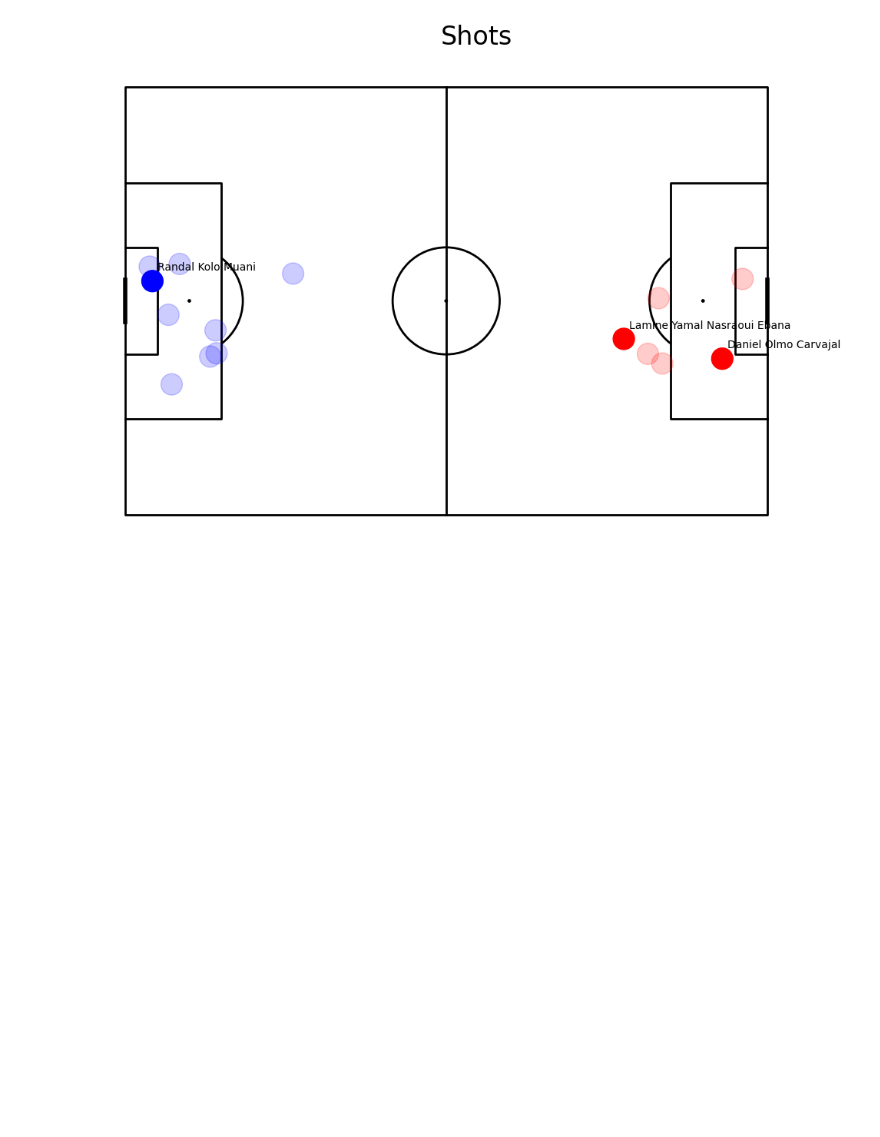
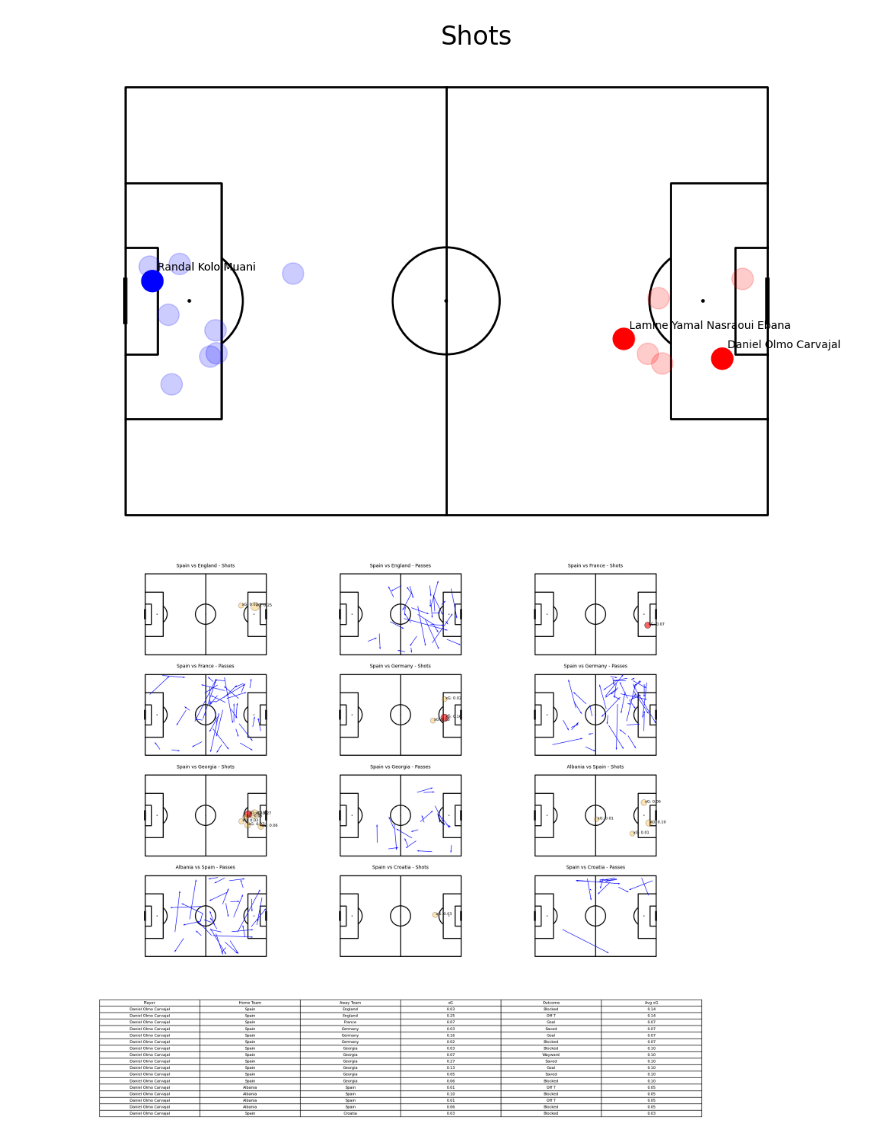
Before and after one commit to FolkeHilding/Football, a Jupyter notebook: Assignment1.ipynb, the cells around one changed output. Saved outputs shown, nothing was run; the diff lists cells and outputs as text; code cells hidden in the pictures; blank space fills up the shorter version.

Commit message:
Dani Olmo plots

```diff
--- a/Assignment1.ipynb
+++ b/Assignment1.ipynb
@@ -30,7 +30,6 @@ matches = sb.matches(competition_id=euros_2024_competition_id, season_id=euros_2
 spain_matches = matches[(matches['home_team'] == 'Spain') | (matches['away_team'] == 'Spain')]
 for _, match in spain_matches.iterrows():
     match_id = match['match_id']
-    lineups = sb.lineups(match_id=match_id)
 
     print(f"Match ID: {match_id}")
 # %% [output]
@@ -77,3 +97,81 @@ fig.set_size_inches(10, 7)
 plt.show()
 # %% [output]
 [figure]
+# %%
+olmo_shots_passes = []
+for _, match in spain_matches.iterrows():
+    match_id = match['match_id']
+    home_team = match['home_team']
+    away_team = match['away_team']
+    parser = Sbopen()
+    df, related, freeze, tactics = parser.event(match_id)
+
+    df_olmo = df[(df['player_name'] == 'Daniel Olmo Carvajal') & (df['type_name'].isin(['Shot', 'Pass']))]
+    if not df_olmo.empty:
+        olmo_shots_passes.append((df_olmo, match_id, home_team, away_team))
+# %%
+from matplotlib import gridspec
+num_matches = len(olmo_shots_passes)
+cols = min(3, num_matches)
+rows = (num_matches + cols - 1) // cols
+
+fig = plt.figure(figsize=(cols * 6, rows * 8), facecolor='white')
+gs = gridspec.GridSpec(rows * 2, cols)
+
+pitch = Pitch(line_color='black', pitch_color='white')
+
+for i, (df_olmo, match_id, home_team, away_team) in enumerate(olmo_shots_passes):
+    ax_shots = fig.add_subplot(gs[i * 2], facecolor='white')
+    ax_passes = fig.add_subplot(gs[i * 2 + 1], facecolor='white')
+
+    pitch.draw(ax=ax_shots)
+    pitch.draw(ax=ax_passes)
+
+    shots = df_olmo[df_olmo['type_name'] == 'Shot']
+    passes = df_olmo[df_olmo['type_name'] == 'Pass']
+
+    for _, shot in shots.iterrows():
+        x, y = shot['x'], shot['y']
+        xg = shot['shot_statsbomb_xg']
+        goal = shot['outcome_name'] == 'Goal'
+        circle_size = (xg * 900) + 100
+
+        color = 'red' if goal else 'orange'
+        alpha = 0.6 if goal else 0.3
+
+        ax_shots.scatter(x, y, s=circle_size, color=color, alpha=alpha, edgecolor='black', zorder=2)
+        ax_shots.text(x + 1, y, f"xG: {xg:.2f}", fontsize=8, color='black', zorder=3)
+
+    for _, p in passes.iterrows():
+        pitch.arrows(p['x'], p['y'], p['end_x'], p['end_y'], color='blue', ax=ax_passes, width=1, zorder=1)
+
+    ax_shots.set_title(f"{home_team} vs {away_team} - Shots", fontsize=10)
+    ax_passes.set_title(f"{home_team} vs {away_team} - Passes", fontsize=10)
+
+for i in range(len(olmo_shots_passes) * 2, rows * cols * 2):
+    fig.delaxes(fig.axes[i])
+
+table_data = []
+for df_olmo, match_id, home_team, away_team in olmo_shots_passes:
+    shots = df_olmo[df_olmo['type_name'] == 'Shot']
+    avg_xg = shots['shot_statsbomb_xg'].mean()
+
+    for _, shot in shots.iterrows():
+        table_data.append([shot['player_name'], home_team, away_team, f"{shot['shot_statsbomb_xg']:.2f}", shot['outcome_name'], f"{avg_xg:.2f}"])
+
+table_df = pd.DataFrame(table_data, columns=['Player', 'Home Team', 'Away Team', 'xG', 'Outcome', 'Avg xG'])
+
+fig.subplots_adjust(bottom=0.25)
+ax_table = fig.add_subplot(111, frame_on=False)
+ax_table.xaxis.set_visible(False)
+ax_table.yaxis.set_visible(False)
+
+table = ax_table.table(cellText=table_df.values, colLabels=table_df.columns, cellLoc='center', loc='bottom', bbox=[0, -0.4, 1, 0.3])
+table.auto_set_font_size(False)
+table.set_fontsize(8)
+table.scale(1, 1.5)
+
+plt.tight_layout()
+plt.show()
+# %% [output]
+[figure, added]
```
Also changed, not shown: parts of 1 cell of this notebook.
